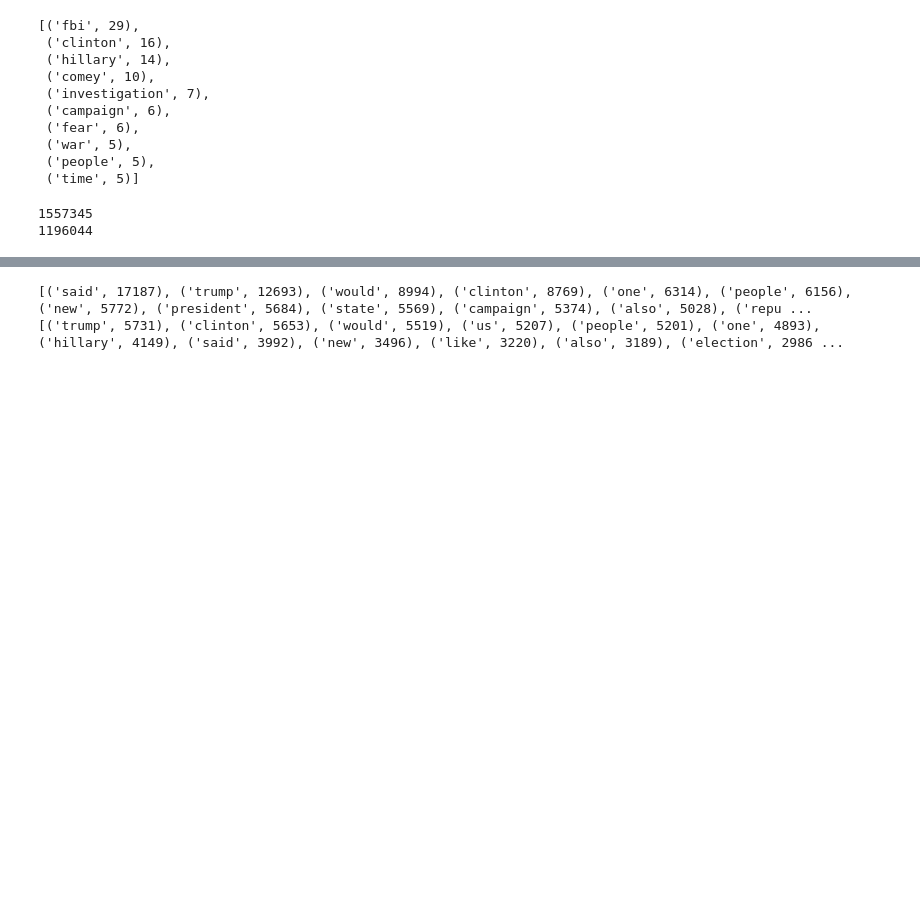
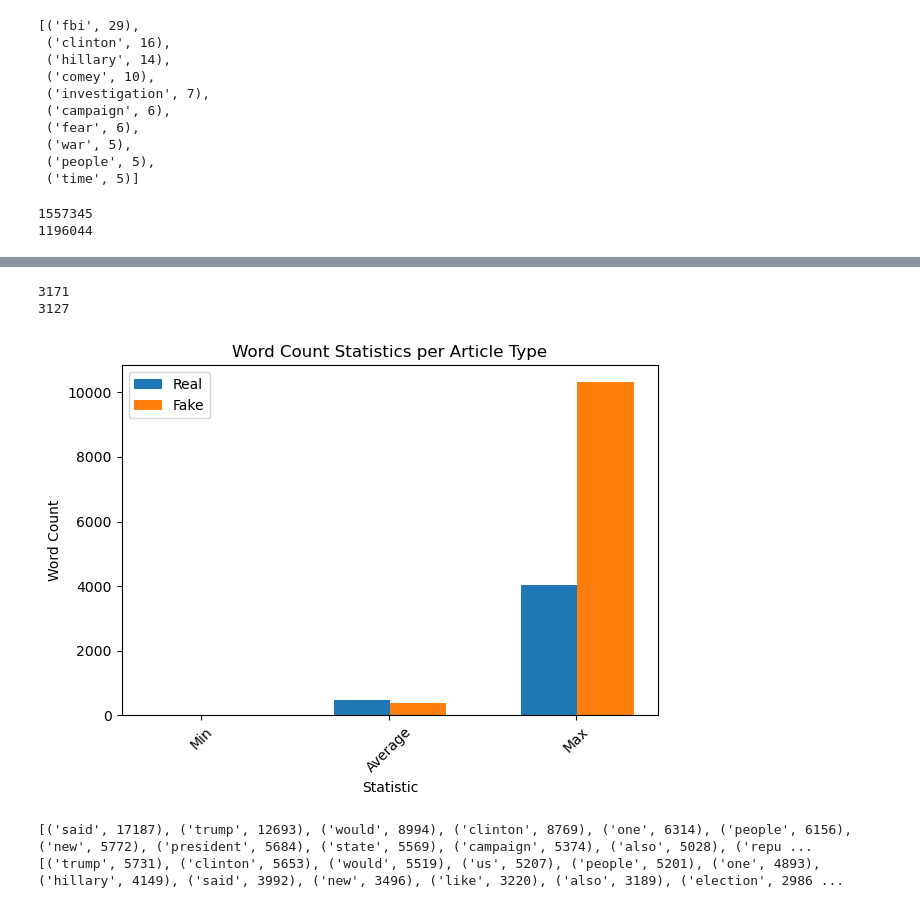
Before and after one commit to vgpass/Fake_News_Analysis_Project_4, a Jupyter notebook: Tuan/metrics.ipynb, the cells around one changed output, grey strips where cells are left out. Drawn from its saved outputs; the diff is of its cells as text; code cells hidden in the pictures; blank space fills up the shorter version.

```diff
--- a/Tuan/metrics.ipynb
+++ b/Tuan/metrics.ipynb
@@ -64,3 +79,34 @@ print(len(fake_word_list))
+# %%
+real_article_length = []
+fake_article_length = []
+for i in range(0,len(fake_news_df)):
+    if fake_news_df['target'][i] == 0:
+        real_article_length.append(len(fake_news_df['cleaned_text'][i].split()))
+    elif fake_news_df['target'][i] == 1:
+        fake_article_length.append(len(fake_news_df['cleaned_text'][i].split()))
+
+print(len(real_article_length))
+print(len(fake_article_length))
+# %% [output]
+3171
+3127
+# %%
+real_stats = [min(real_article_length), round(mean(real_article_length)), max(real_article_length)]
+fake_stats = [min(fake_article_length), round(mean(fake_article_length)), max(fake_article_length)]
+stats_labels = ["Min","Average","Max"]
+X_axis = np.arange(len(stats_labels))
+
+plt.bar(X_axis - 0.145, real_stats, align="center", width = 0.3, label="Real")
+plt.bar(X_axis + 0.155, fake_stats, align="center", width = 0.3, label="Fake")
+plt.xticks(X_axis, stats_labels, rotation=45)
+plt.xlabel('Statistic')
+plt.ylabel('Word Count')
+plt.title('Word Count Statistics per Article Type')
+plt.tight_layout()
+plt.legend()
+plt.savefig('word_count_stats.png')
+# %% [output]
+[figure, added]
 # %%
 real_count = Counter(real_word_list).most_common(15)
 fake_count = Counter(fake_word_list).most_common(15)
```
Also changed, not shown: parts of 3 cells of this notebook, 3 other files.
